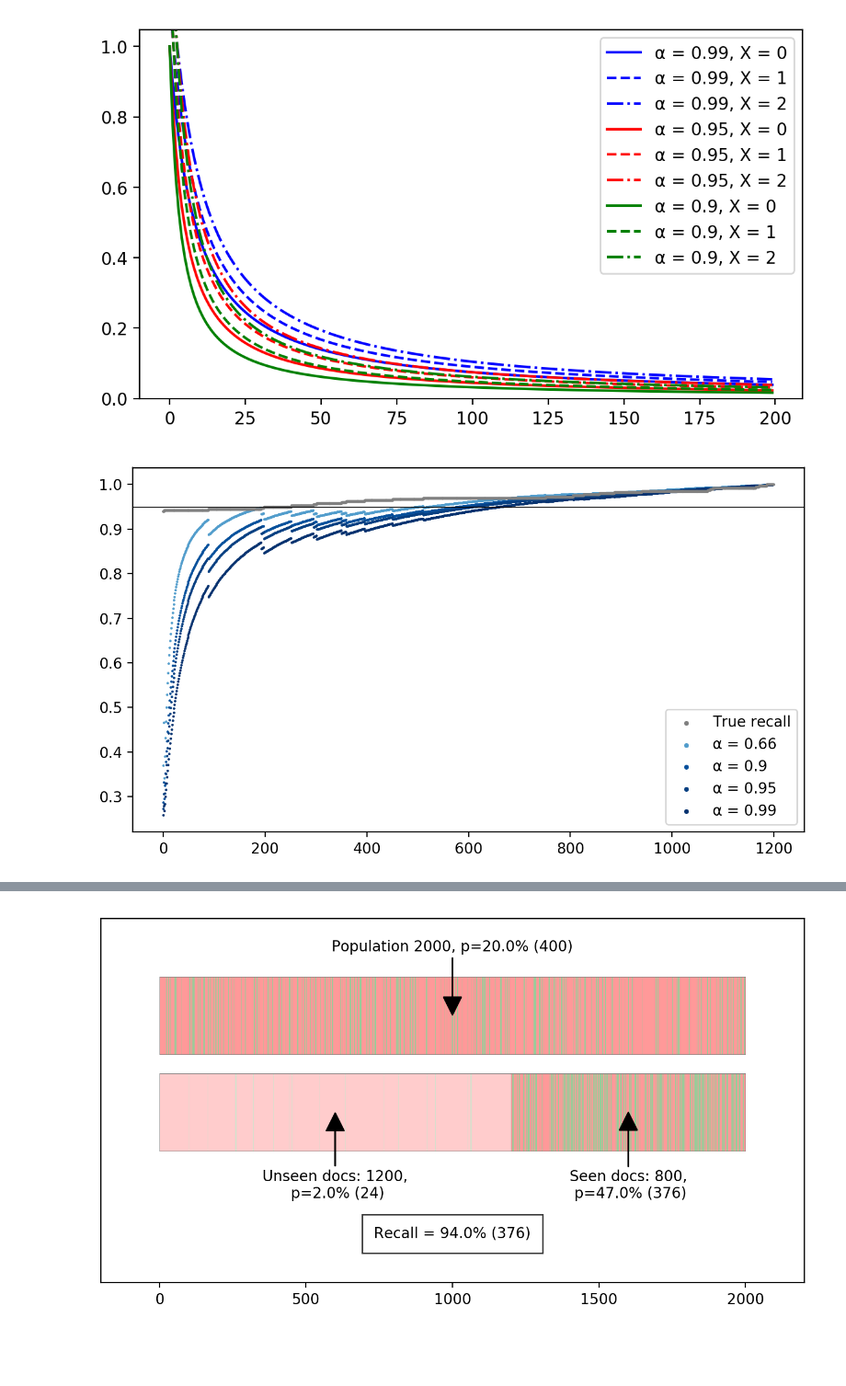
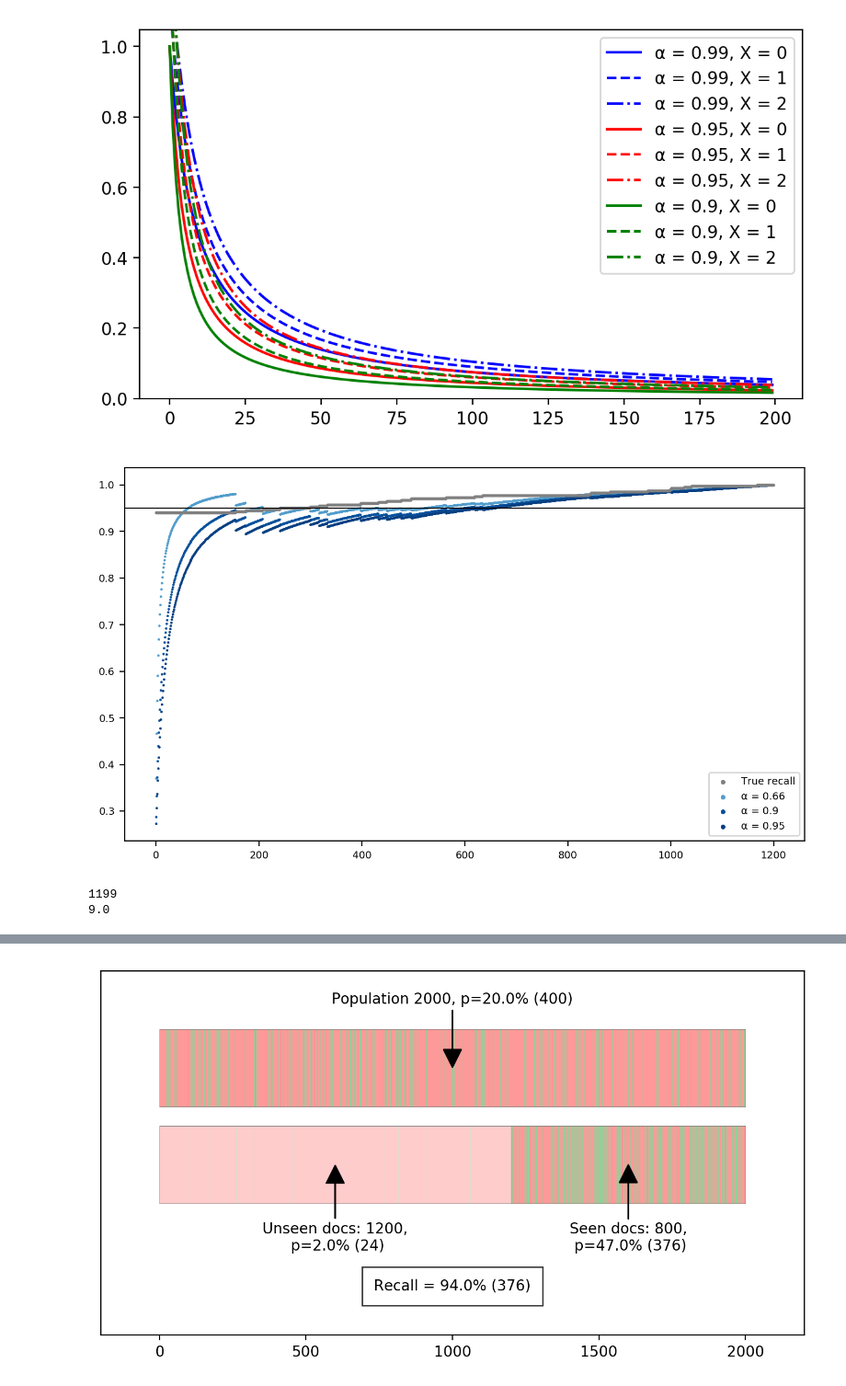
Before and after one commit to mcallaghan/rapid-screening, a Jupyter notebook: recall_calculation.ipynb, the cells around one changed output, grey strips where cells are left out. Shown at 92% size. Drawn from its saved outputs; the diff is of its cells as text; code cells hidden in the pictures; blank space fills up the shorter version.

```diff
--- a/recall_calculation.ipynb
+++ b/recall_calculation.ipynb
@@ -279,34 +281,58 @@ cmap = plt.cm.Blues
 norm = matplotlib.colors.Normalize(vmin=0.2, vmax=1)
 
 ax.scatter([],[], c = "grey",s=5, label="True recall")
-for a in [0.66, 0.9, 0.95, 0.99]:
+r_docs = N*p0
+
+
+for a in [0.66, 0.9, 0.95]:
+    r_seen = relevant_seen
+    r_seen_start = r_seen
     ax.scatter([],[],c=cmap(norm(a)),label=f"{chr(945)} = {a}",s=5)
     n_remaining = n
     X = 0
     ys = []
     xs = []
     rs = []
+    r_seen_path = []
+    lintervals = []
+    uintervals = []
     for i,x in enumerate(sample):
         X += x
+        r_seen += x
         n_remaining -= 1 # reduce number of unseen docs by one
 
         p_tilde, ci = ci_ac(X, i+1, a)
         max_value = p_tilde+ci # Maximum (with ci) estimated value of p for unseen docs
+
+        hypothetical_95 = math.ceil(r_seen / 0.95 + 0.01) - r_seen + X
+
+        hyper_interval = hypergeom.interval(0.95, n, hypothetical_95, i+1)
+        lintervals.append(r_seen_start+hyper_interval[0])
+        uintervals.append(r_seen_start+hyper_interval[1])
+        r_seen_path.append(r_seen)
+
         min_recall, p2 = estimate_total_recall(max_value, n, n_remaining, N, p0, p1, X)
 
         recall = (relevant_seen+X)/(N*p0)
 
 
         rs.append(recall)
         ys.append(min_recall)
         xs.append(i)
     ax.scatter(xs, ys, c=cmap(norm(a)), s=0.5)
 ax.scatter(xs, rs,c="grey",s=1)
 
 ax.axhline(0.95,lw=0.5,c="black")
 
 ax.legend()
 fig.tight_layout()
 plt.savefig('images/sample_recall.png')
 # %% [output]
-[figure, old version]
+[figure, new version]
+# %%
+hypergeom.interval(0.95, n_remaining, hypothetical_95, i+1)
+print(n_remaining)
+print(hypothetical_95)
+# %% [output]
+1199
+9.0
```
Also changed, not shown: parts of 9 cells of this notebook, 13 other files.
